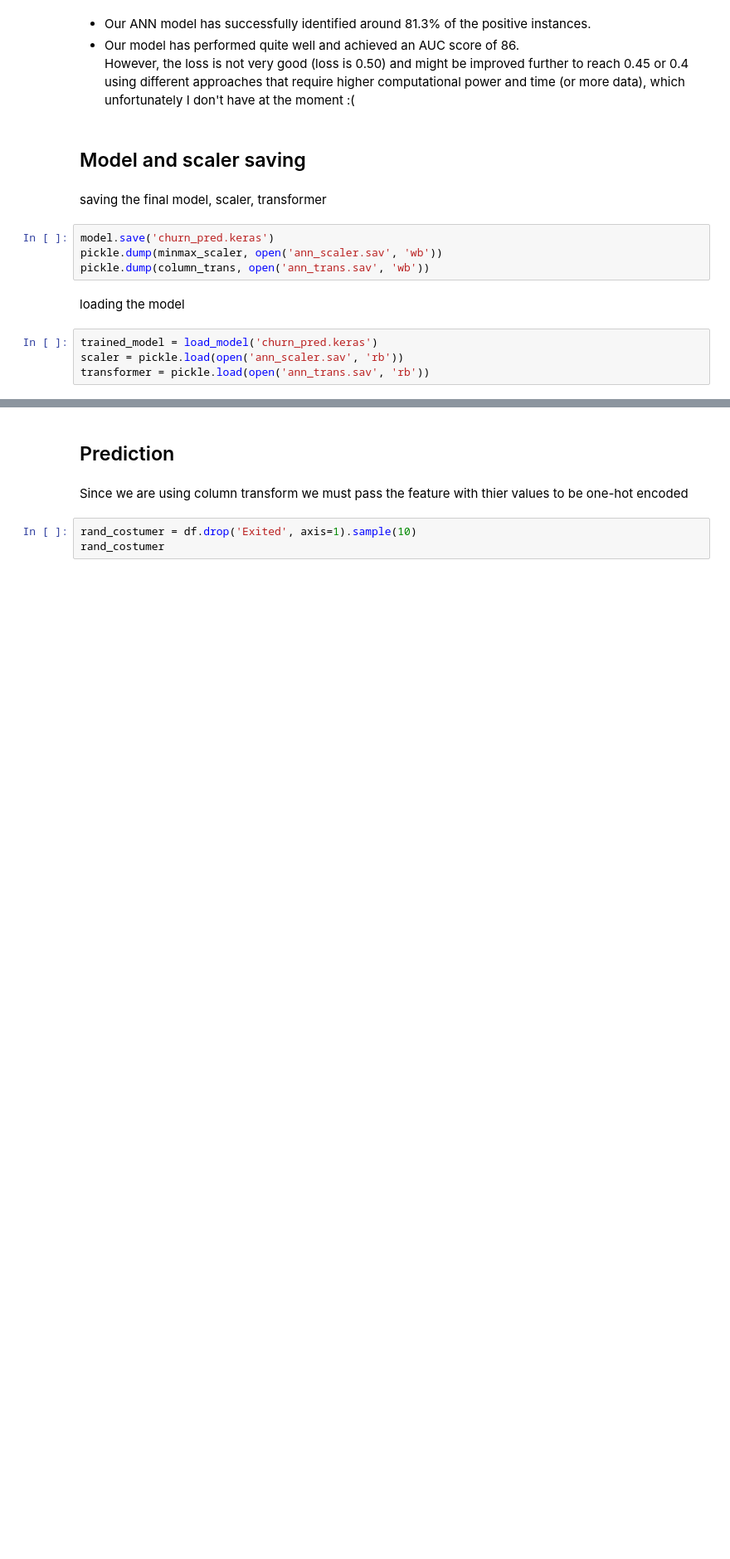
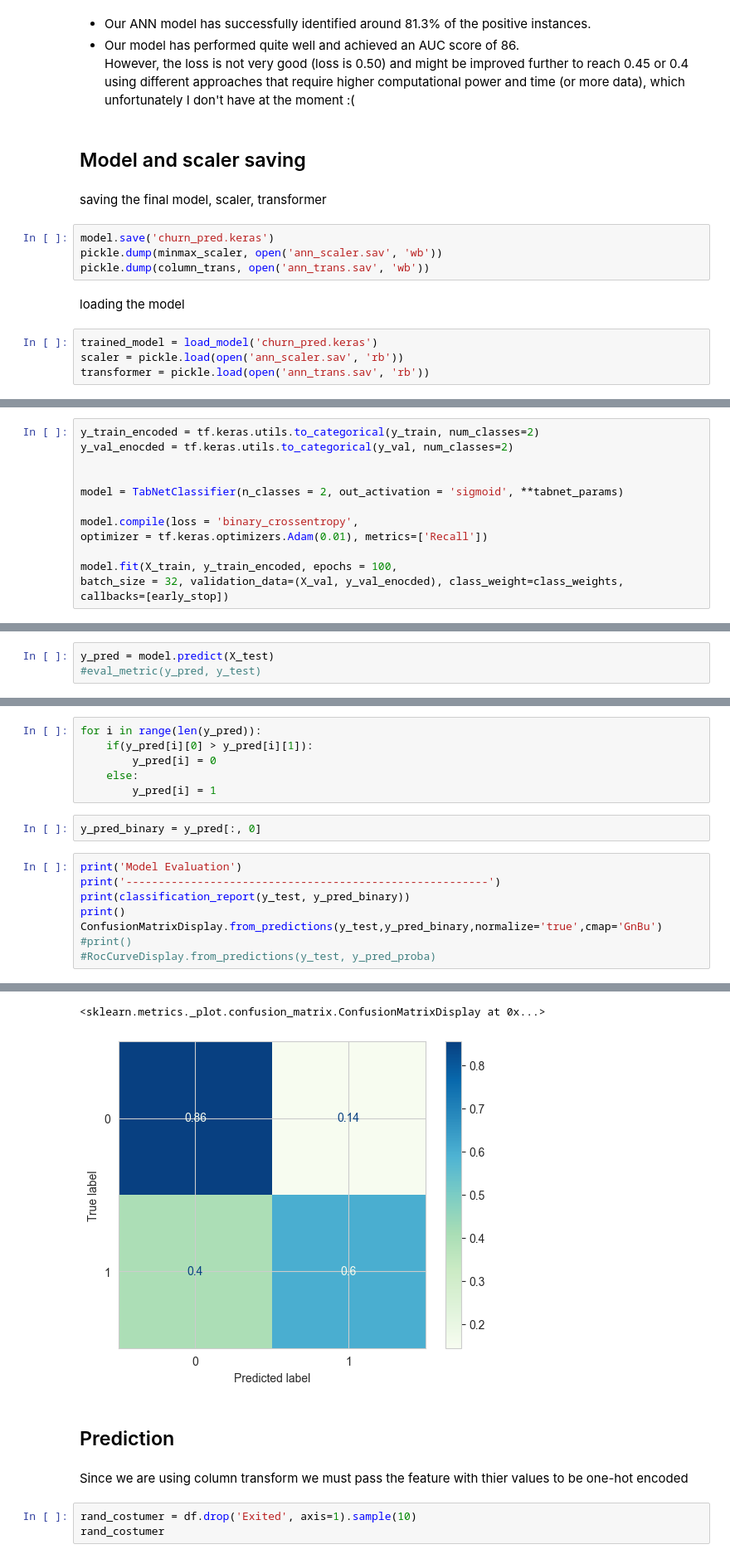
Before and after one commit to 0xArwa/churn-prediction-ann, a Jupyter notebook: Classification with ANN-Churn Prediction.ipynb, the cells around one changed output, grey strips where cells are left out. Shown at 83% size. Saved outputs shown, nothing was run; the diff lists cells and outputs as text; blank space fills up the shorter version.

```diff
--- a/Classification with ANN-Churn Prediction.ipynb
+++ b/Classification with ANN-Churn Prediction.ipynb
@@ -1482,0 +1518,13 @@ transformer = pickle.load(open('ann_trans.sav', 'rb'))
+# %%
+y_train_encoded = tf.keras.utils.to_categorical(y_train, num_classes=2)
+y_val_enocded = tf.keras.utils.to_categorical(y_val, num_classes=2)
+
+
+model = TabNetClassifier(n_classes = 2, out_activation = 'sigmoid', **tabnet_params)
+
+model.compile(loss = 'binary_crossentropy',
+optimizer = tf.keras.optimizers.Adam(0.01), metrics=['Recall'])
+
+model.fit(X_train, y_train_encoded, epochs = 100,
+batch_size = 32, validation_data=(X_val, y_val_enocded), class_weight=class_weights,
+callbacks=[early_stop])
@@ -1482,0 +1550,3 @@ transformer = pickle.load(open('ann_trans.sav', 'rb'))
+# %%
+y_pred = model.predict(X_test)
+#eval_metric(y_pred, y_test)
@@ -1482,0 +1586,17 @@ transformer = pickle.load(open('ann_trans.sav', 'rb'))
+# %%
+for i in range(len(y_pred)):
+    if(y_pred[i][0] > y_pred[i][1]):
+        y_pred[i] = 0
+    else:
+        y_pred[i] = 1
+# %%
+y_pred_binary = y_pred[:, 0]
+# %%
+print('Model Evaluation')
+print('--------------------------------------------------------')
+print(classification_report(y_test, y_pred_binary))
+print()
+ConfusionMatrixDisplay.from_predictions(y_test,y_pred_binary,normalize='true',cmap='GnBu')
+#print()
+#RocCurveDisplay.from_predictions(y_test, y_pred_proba)
+# %% [output]
@@ -1483,3 +1613,5 @@ transformer = pickle.load(open('ann_trans.sav', 'rb'))
+<sklearn.metrics._plot.confusion_matrix.ConfusionMatrixDisplay at 0x...>
+[figure, added]
 # %% [markdown]
 ## Prediction
 # %% [markdown]
```
Also changed, not shown: parts of 17 cells of this notebook.
